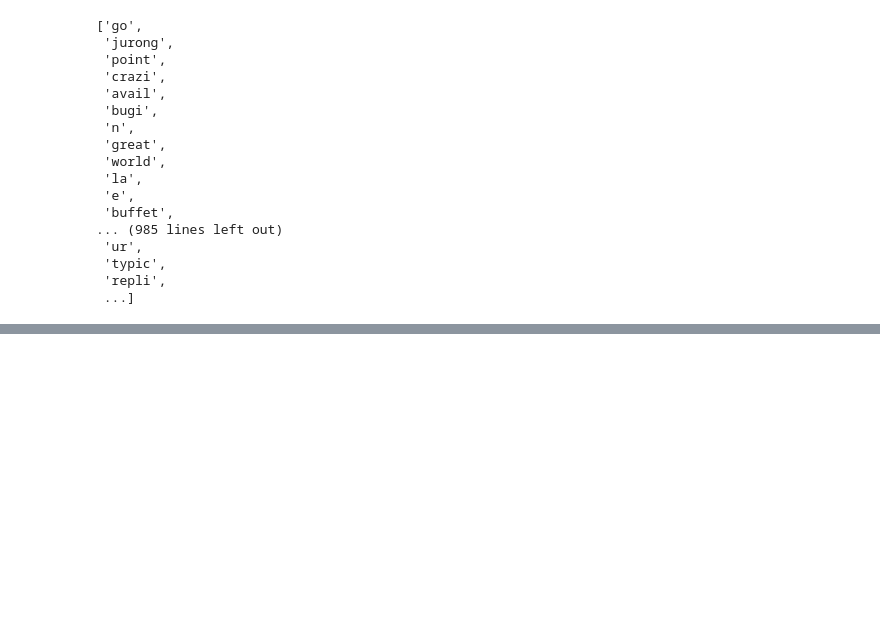
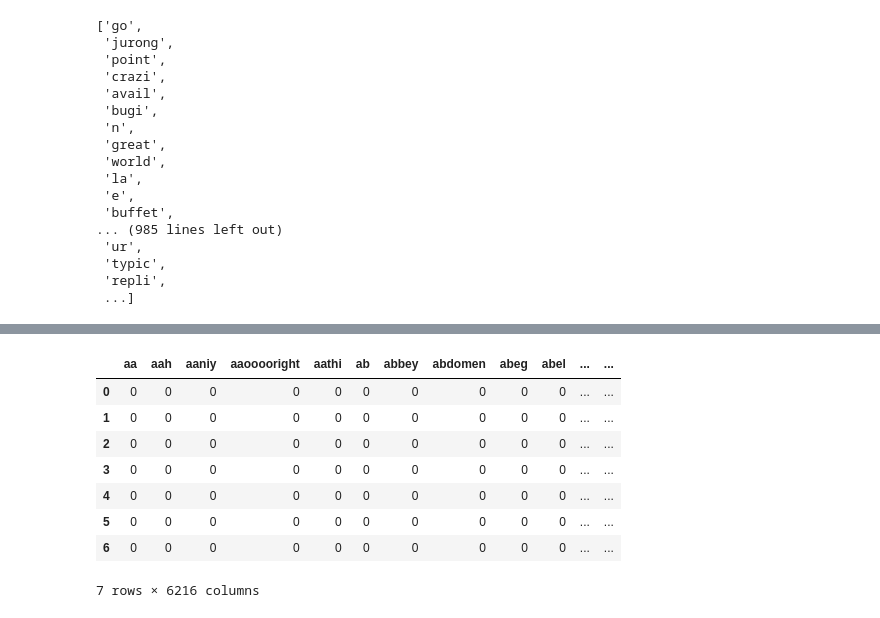
Before and after one commit to EddyGiusepe/Spam_classifier_using_Python, a Jupyter notebook: spam_classification_ML_End_to_End_Deployment.ipynb, the cells around one changed output, grey strips where cells are left out. Saved outputs shown, nothing was run; the diff lists cells and outputs as text; code cells hidden in the pictures; blank space fills up the shorter version.

```diff
--- a/spam_classification_ML_End_to_End_Deployment.ipynb
+++ b/spam_classification_ML_End_to_End_Deployment.ipynb
@@ -388,0 +394,12 @@ plt.show()
+# %%
+# Criamos uma função, para trocar Dados CATEGÓRICOS a Dados NUMÉRICOS
+
+def encodeCategory(cat):
+  if cat == 'spam':
+    return 1
+  else:
+    return 0
+# %%
+# Trocando minhas labels para Dados numéricos
+
+msg_df['label'] = msg_df['label'].apply(encodeCategory)
@@ -388,0 +447,5 @@ plt.show()
+# %%
+cv = CountVectorizer()
+X = cv.fit(msg_df['message'])
+X.vocabulary_
+#X.get_feature_names()
@@ -388,0 +470,3 @@ plt.show()
+# %%
+X = cv.fit_transform(msg_df['message']).toarray()
+X
@@ -388,0 +481,16 @@ plt.show()
+# %%
+# Look at deprecated of method: https://scikit-learn.org/stable/modules/feature_extraction.html
+
+df = pd.DataFrame(X, columns = cv.get_feature_names_out())
+
+df.head(7)
+# %% [output]
+|  | aa | aah | aaniy | aaooooright | aathi | ab | abbey | abdomen | abeg | abel | ... | ... |
+| 0 | 0 | 0 | 0 | 0 | 0 | 0 | 0 | 0 | 0 | 0 | ... | ... |
+| 1 | 0 | 0 | 0 | 0 | 0 | 0 | 0 | 0 | 0 | 0 | ... | ... |
+| 2 | 0 | 0 | 0 | 0 | 0 | 0 | 0 | 0 | 0 | 0 | ... | ... |
+| 3 | 0 | 0 | 0 | 0 | 0 | 0 | 0 | 0 | 0 | 0 | ... | ... |
+| 4 | 0 | 0 | 0 | 0 | 0 | 0 | 0 | 0 | 0 | 0 | ... | ... |
+| 5 | 0 | 0 | 0 | 0 | 0 | 0 | 0 | 0 | 0 | 0 | ... | ... |
+| 6 | 0 | 0 | 0 | 0 | 0 | 0 | 0 | 0 | 0 | 0 | ... | ... |
+7 rows × 6216 columns
```
Also changed, not shown: parts of 21 cells of this notebook.
